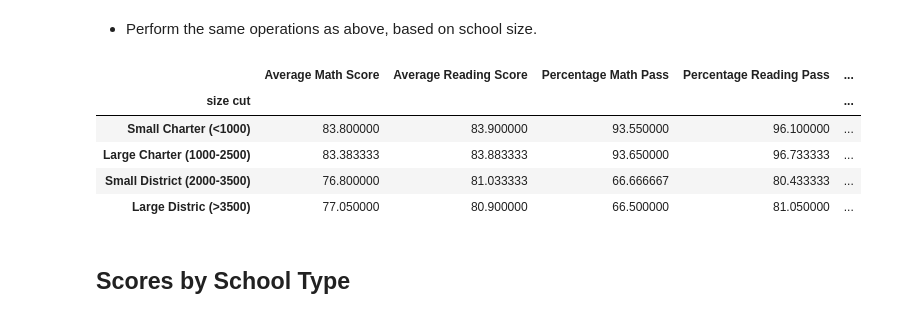
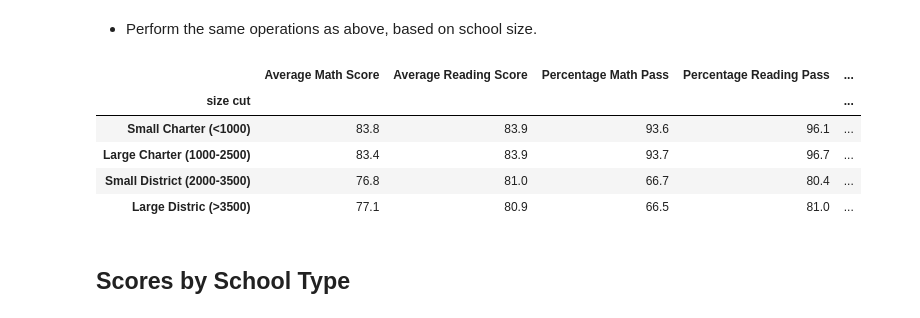
Before and after one commit to jzefron/NUHwPanda, a Jupyter notebook: PyCitySchools_jze.ipynb, the cells around one changed output. Saved outputs shown, nothing was run; the diff lists cells and outputs as text; code cells hidden in the pictures.

Commit message:
correct rounding

```diff
--- a/PyCitySchools_jze.ipynb
+++ b/PyCitySchools_jze.ipynb
@@ -254,10 +254,10 @@ dtype: object
 # %%
 sch_d_cons_unf[['Average Math Score','Average Reading Score','Percentage Math Pass','Percentage Reading Pass','Percentage Overall Pass']] = \
     sch_d_cons_unf[['Average Math Score','Average Reading Score','Percentage Math Pass','Percentage Reading Pass', 'Percentage Overall Pass']].apply(pd.to_numeric,errors='coerce',axis =1)
-sch_d_cons_unf['Average Math Score'] = sch_d_cons_unf['Average Math Score'].map("{:.1f}".format)
-sch_d_cons_unf['Average Reading Score'] = sch_d_cons_unf['Average Reading Score'].map("{:.1f}".format)
+#sch_d_cons_unf['Average Math Score'] = sch_d_cons_unf['Average Math Score'].map("{:.1f}".format)
+#sch_d_cons_unf['Average Reading Score'] = sch_d_cons_unf['Average Reading Score'].map("{:.1f}".format)
 #sch_d_cons_unf['Average Passing Rate'] =  sch_d_cons_unf['Average Passing Rate'].map("{:.1f}".format)
 #sch_d_cons_unf['Percentage Math Pass'] =sch_d_cons_unf['Percentage Math Pass'].map("{:.0f}%".format)
 #sch_d_cons_unf['Percentage Reading Pass'] =sch_d_cons_unf['Percentage Reading Pass'].map("{:.0f}%".format)
-sch_d_cons_unf.groupby('fund cut').mean()[['Average Math Score','Average Reading Score','Percentage Math Pass','Percentage Reading Pass','Percentage Overall Pass']]
+sch_d_cons_unf.groupby('fund cut').mean()[['Average Math Score','Average Reading Score','Percentage Math Pass','Percentage Reading Pass','Percentage Overall Pass']].round(1)
 # %% [output]
@@ -269,17 +274,17 @@ KeyError: "['Average Math Score' 'Average Reading Score'] not in index"
 # %%
 # Sample bins. Feel free to create your own bins.
 size_bins = [0, 1000, 2500, 3000, 5000]
 group_names = ["Small Charter (<1000)", "Large Charter (1000-2500)", "Small District (2000-3500)", "Large Distric (>3500)"]
 sch_d_cons_unf['size cut']=(pd.cut(sch_d_cons_unf['size'],size_bins,labels=group_names))
 sch_d_cons_unf.groupby('size cut').mean()[['Average Math Score','Average Reading Score','Percentage Math Pass',
-                'Percentage Reading Pass','Percentage Overall Pass']]
+                'Percentage Reading Pass','Percentage Overall Pass']].round(1)
 # %% [output]
 |  | Average Math Score | Average Reading Score | Percentage Math Pass | Percentage Reading Pass | ... |
 | size cut |  |  |  |  | ... |
-| Small Charter (<1000) | 83.800000 | 83.900000 | 93.550000 | 96.100000 | ... |
-| Large Charter (1000-2500) | 83.383333 | 83.883333 | 93.650000 | 96.733333 | ... |
-| Small District (2000-3500) | 76.800000 | 81.033333 | 66.666667 | 80.433333 | ... |
-| Large Distric (>3500) | 77.050000 | 80.900000 | 66.500000 | 81.050000 | ... |
+| Small Charter (<1000) | 83.8 | 83.9 | 93.6 | 96.1 | ... |
+| Large Charter (1000-2500) | 83.4 | 83.9 | 93.7 | 96.7 | ... |
+| Small District (2000-3500) | 76.8 | 81.0 | 66.7 | 80.4 | ... |
+| Large Distric (>3500) | 77.1 | 80.9 | 66.5 | 81.0 | ... |
 # %% [markdown]
 ## Scores by School Type
 # %% [markdown]
```
Also changed, not shown: parts of 2 cells of this notebook, 2 other files.
